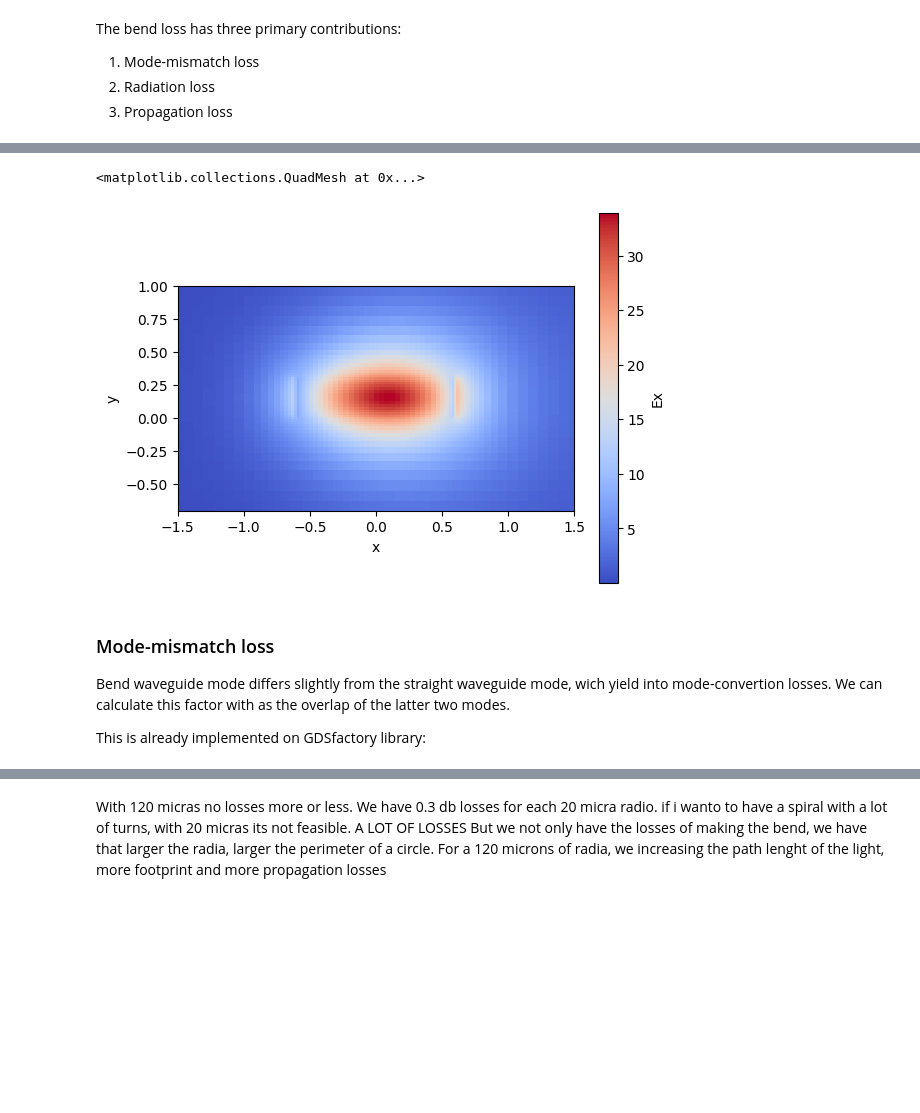
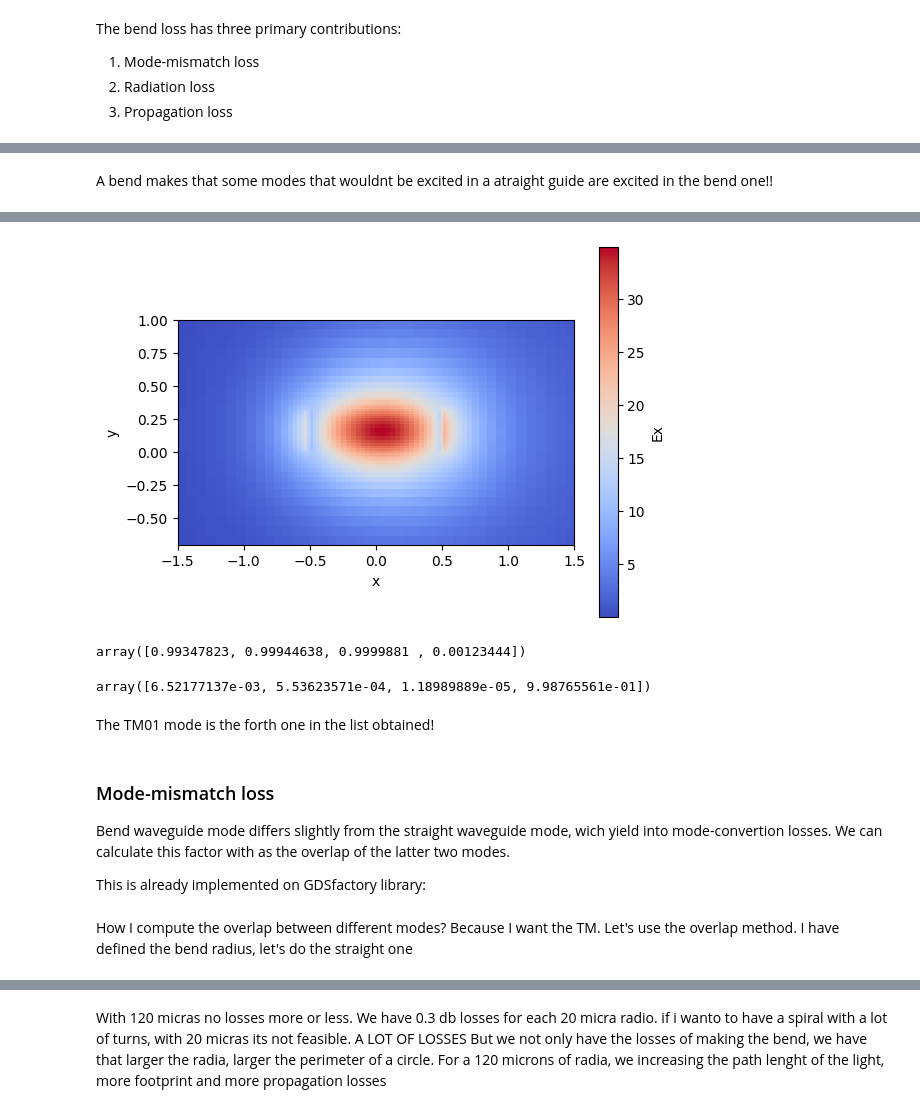
Before and after one commit to DBAEASE/pic-upv-lab1, a Jupyter notebook: WAVEGUIDES_Student.ipynb, the cells around one changed output, grey strips where cells are left out. Cells and saved outputs as stored; diff of their text form; code cells hidden in the pictures; blank space fills up the shorter version.

```diff
--- a/WAVEGUIDES_Student.ipynb
+++ b/WAVEGUIDES_Student.ipynb
@@ -691,19 +891,6 @@ The bend loss has three primary contributions:
+# %% [markdown]
+A bend makes that some modes that wouldnt be excited in a atraight guide are excited in the bend one!!
 # %%
-bend_1550 = gt.modes.Waveguide(
-    wavelength=1550 * nm,
-    core_width=1.2,
-    slab_thickness=0.0,
-    core_material='sin',
-    clad_material='sio2',
-    core_thickness=300 * nm,
-    num_modes=1,
-    cache_path='.cache/',
-    precision='double',
-    max_grid_scaling=1.2,
-    grid_resolution=20,
-    bend_radius=20, # Bend radius
-)
-
 bend_1550.plot_field(field_name="Ex",
                      mode_index=0, # Field to be plotted
                      value='abs', # Real - abs - imag
@@ -715,8 +902,19 @@ bend_1550.plot_field(field_name="Ex",
-<matplotlib.collections.QuadMesh at 0x...>
-[figure, old version]
+[figure, new version]
+# %%
+res_te_bend
+# %% [output]
+array([0.99347823, 0.99944638, 0.9999881 , 0.00123444])
+# %%
+res_tm_bend
+# %% [output]
+array([6.52177137e-03, 5.53623571e-04, 1.18989889e-05, 9.98765561e-01])
+# %% [markdown]
+The TM01 mode is the forth one in the list obtained!
 # %% [markdown]
 ### Mode-mismatch loss
 
 Bend waveguide mode differs slightly from the straight waveguide mode, wich yield into mode-convertion losses. We can calculate this factor with as the overlap of the latter two modes.
 
 This is already implemented on GDSfactory library:
+# %% [markdown]
+How I compute the overlap between different modes? Because I want the TM. Let's use the overlap method. I have defined the bend radius, let's do the straight one
```
Also changed, not shown: parts of 90 cells of this notebook, 1 other file.
